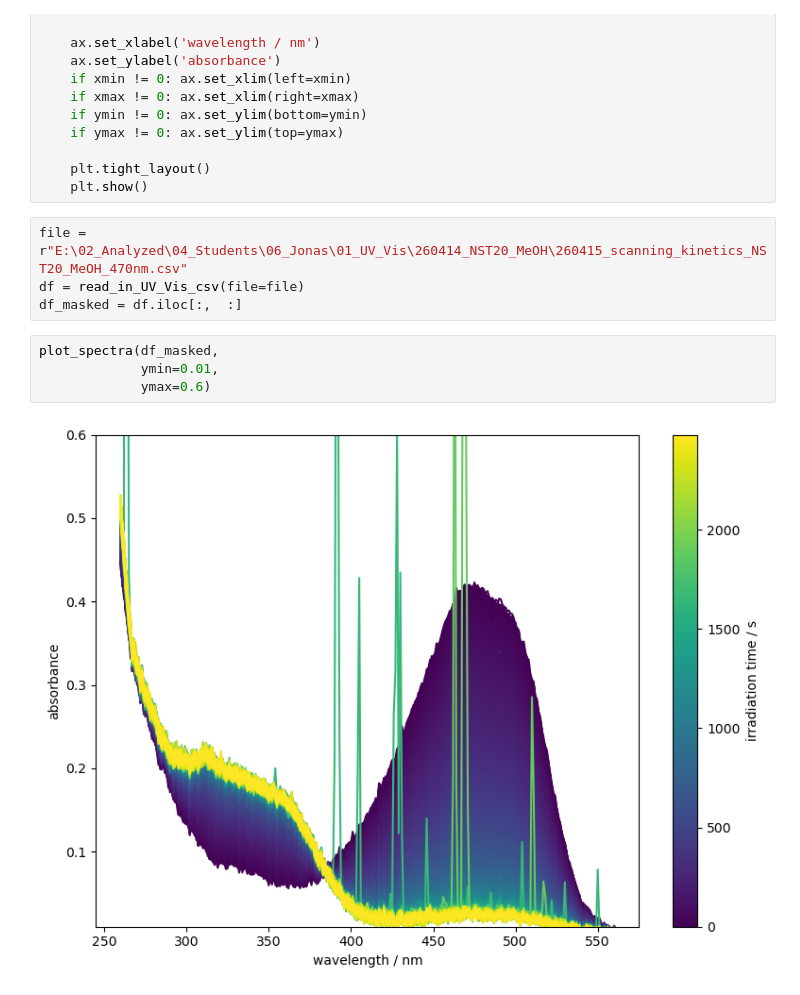
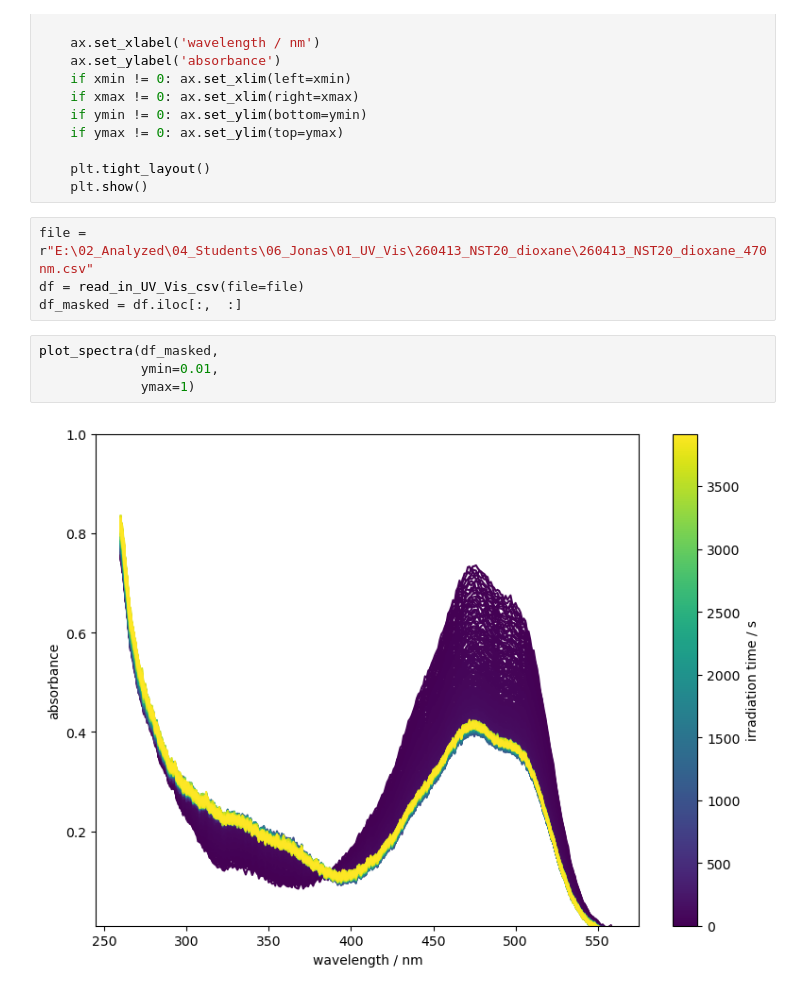
Before and after one commit to ChristianMetzen/QYDS_Quantum_Yield_Calculator, a Jupyter notebook: 00_plot_initial_spectra.ipynb, the cells around one changed output. Cells and saved outputs as stored; diff of their text form.

```diff
--- a/00_plot_initial_spectra.ipynb
+++ b/00_plot_initial_spectra.ipynb
@@ -78,15 +78,15 @@ def plot_spectra(df_UV_Vis=None, palette='viridis',
     plt.tight_layout()
     plt.show()
 # %%
-file = r"E:\02_Analyzed\04_Students\06_Jonas\01_UV_Vis\260414_NST20_MeOH\260415_scanning_kinetics_NST20_MeOH_470nm.csv"
+file = r"E:\02_Analyzed\04_Students\06_Jonas\01_UV_Vis\260413_NST20_dioxane\260413_NST20_dioxane_470nm.csv"
 df = read_in_UV_Vis_csv(file=file)
 df_masked = df.iloc[:,  :]
 # %%
 plot_spectra(df_masked,
              ymin=0.01,
-             ymax=0.6)
+             ymax=1)
 # %% [output]
-[figure, old version]
+[figure, new version]
 # %%
 target_wl = 470
 time_steps = 0.3 # min
```
Also changed, not shown: parts of 1 cell of this notebook, 2 other files.
